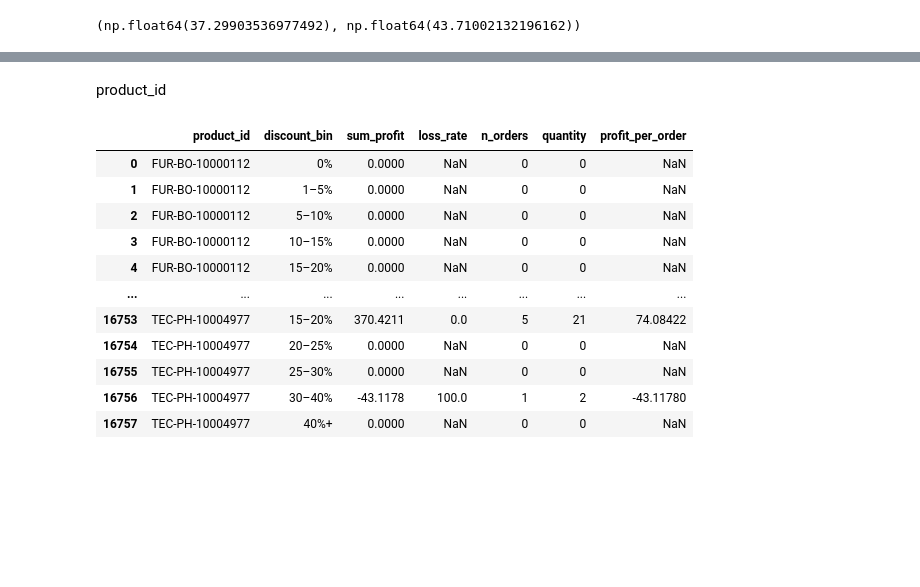
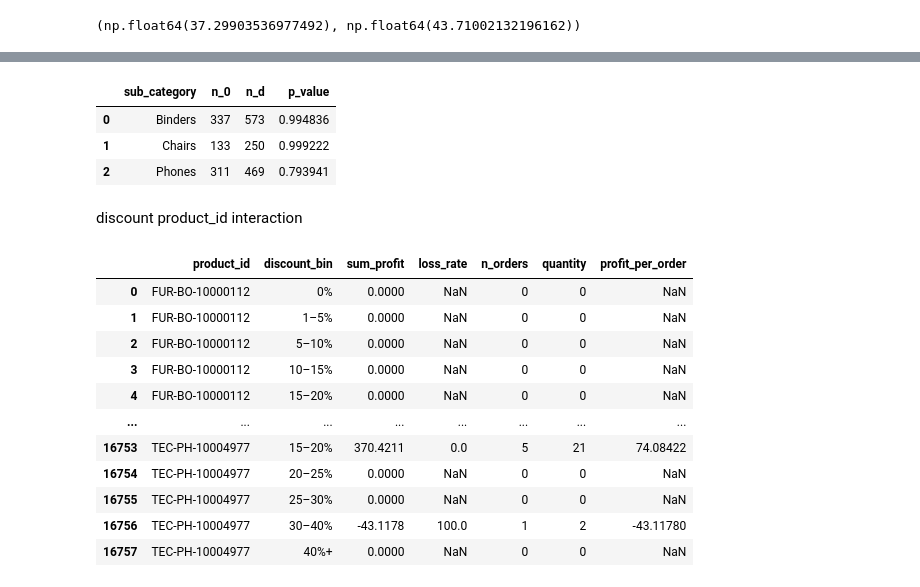
Before and after one commit to quynhho27/Superstore-Sales-Discount-Strategy-, a Jupyter notebook: Superstore Analysis.ipynb, the cells around one changed output, grey strips where cells are left out. Saved outputs shown, nothing was run; the diff lists cells and outputs as text; code cells hidden in the pictures; blank space fills up the shorter version.

```diff
--- a/Superstore Analysis.ipynb
+++ b/Superstore Analysis.ipynb
@@ -1403,5 +1616,45 @@ rate_0, rate_d
+# %%
+from scipy.stats import mannwhitneyu
+
+def test_discount_sales(df, subcat, low=0.15, high=0.20):
+    df_sub = df[df["sub_category"] == subcat]
+
+    q_0 = df_sub[df_sub["discount"] == 0]["sales"]
+    q_d = df_sub[
+        (df_sub["discount"] > low) &
+        (df_sub["discount"] <= high)]["sales"]
+
+    # if len(q_0) < 30 or len(q_d) < 30:
+    #     return None  # sample quá nhỏ, không test
+
+    stat, p_value = mannwhitneyu(
+        q_d,
+        q_0,
+        alternative="greater"
+    )
+
+    return {
+        "sub_category": subcat,
+        "n_0": len(q_0),
+        "n_d": len(q_d),
+        "p_value": p_value
+    }
+# %%
+results = []
+
+for subcat in ["Binders", "Chairs", "Phones"]:
+    r = test_discount_sales(df, subcat)
+    if r:
+        results.append(r)
+
+pd.DataFrame(results)
+# %% [output]
+|  | sub_category | n_0 | n_d | p_value |
+| 0 | Binders | 337 | 573 | 0.994836 |
+| 1 | Chairs | 133 | 250 | 0.999222 |
+| 2 | Phones | 311 | 469 | 0.793941 |
 # %% [markdown]
-product_id
+discount product_id interaction
 # %%
 df_ = df.copy()
 interaction_suca = (
```
Also changed, not shown: parts of 40 cells of this notebook.
